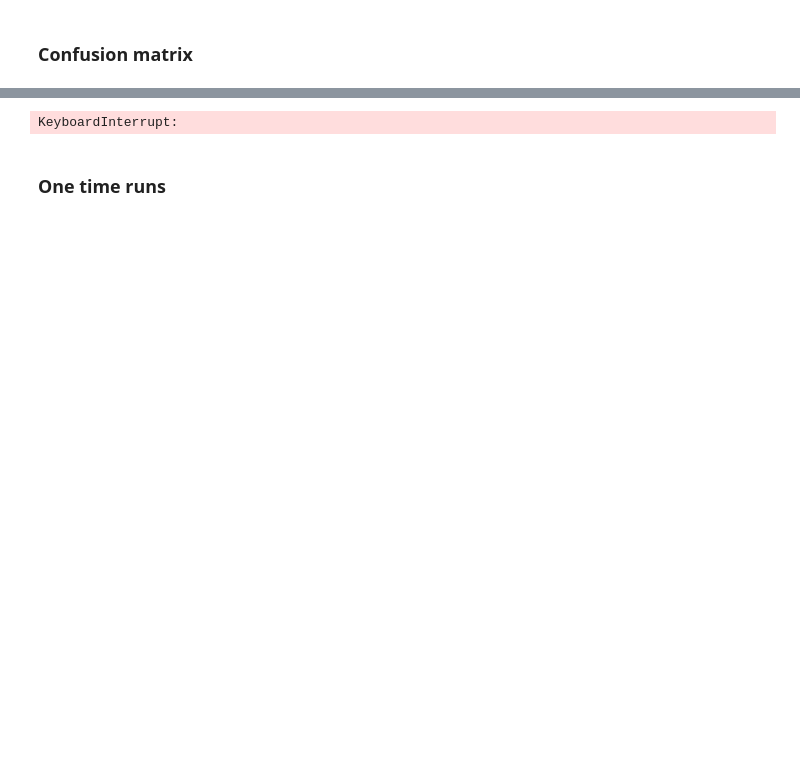
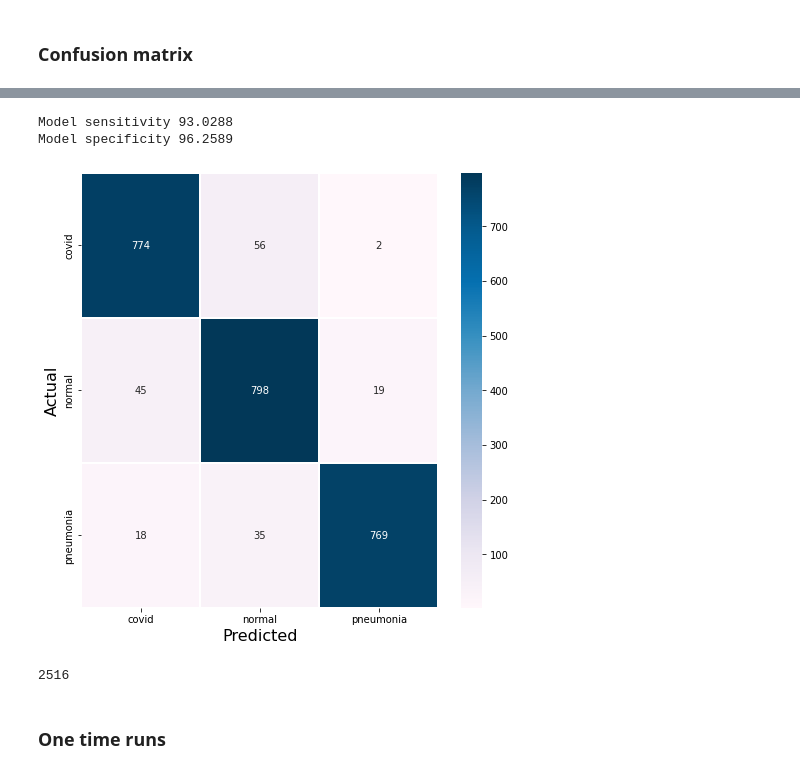
Before and after one commit to armandasalmd/deep-covid, a Jupyter notebook: deepCovidIndex.ipynb, the cells around one changed output, grey strips where cells are left out. Cells and saved outputs as stored; diff of their text form; code cells hidden in the pictures; blank space fills up the shorter version.

```diff
--- a/deepCovidIndex.ipynb
+++ b/deepCovidIndex.ipynb
@@ -43,17 +41,17 @@ The tensorboard extension is already loaded. To reload it, use:
 # %%
 # Run options
 SKIP_ANALYSIS = False
-SKIP_MEMORY_CLEANUP = False
-SKIP_MODEL_TRAINING = True
+SKIP_MEMORY_CLEANUP = True
+SKIP_MODEL_TRAINING = False
 SKIP_MODEL_LOADING = not SKIP_MODEL_TRAINING
-SKIP_CUSTOM_ACCURACY = False
-SKIP_CONFUSSION_MATRIX = True
+SKIP_CUSTOM_ACCURACY = True
+SKIP_CONFUSSION_MATRIX = False
 
 EPOCHS = 20
-ENABLE_EARLY_STOP = False
+ENABLE_EARLY_STOP = True
 ENABLE_TRAIN_LOGS = True
 SAVE_TRAINED_MODEL = True
-SELECTED_MODEL = ModelType.EFFICIENT_NET
+SELECTED_MODEL = ModelType.MOBILE_NET_V2
 # %% [markdown]
 ### 2. Loading dataset/s
 # %%
@@ -275,7 +273,8 @@ train_generator = ImageDataGenerator(CONSTANTS.TRAIN_IMAGE_GEN_OPTIONS).flow_fro
   batch_size=48,
   shuffle=True,
   class_mode=class_mode,
-  validate_filenames=True
+  validate_filenames=True,
+  random_state=42
 )
 
 test_generator = ImageDataGenerator(CONSTANTS.TEST_IMAGE_GEN_OPTIONS).flow_from_dataframe(
@@ -286,7 +285,8 @@ test_generator = ImageDataGenerator(CONSTANTS.TEST_IMAGE_GEN_OPTIONS).flow_from_
   batch_size=32,
   shuffle=False,
   class_mode=class_mode,
-  validate_filenames=True
+  validate_filenames=True,
+  random_state=42
 )
 # %% [output]
 Found 10060 validated image filenames belonging to 3 classes.
@@ -421,36 +476,44 @@ def my_confussion_matrix(a_model, in_percent = True, generator = test_generator)
     class_names = [e.value for e in LabelType]
 
     if CONSTANTS.CLASSIFICATION_MODE == ClassificationType.TWO_CLASS:
         class_names.remove(LabelType.PNEUMONIA.value)
 
     predictions = a_model.predict(generator)
 
     if CONSTANTS.CLASSIFICATION_MODE == ClassificationType.TWO_CLASS:
         # Binary mode
         predictions = np.round(predictions).astype(int).flatten()
     else:
         # Categorical mode
         predictions = np.argmax(predictions, axis=1)
 
-    cm = confusion_matrix(generator.classes, predictions, normalize="true" if in_percent else "false")
+    cm = confusion_matrix(generator.classes, predictions, normalize="true" if in_percent else None)
     cm = pd.DataFrame(cm, index = class_names, columns = class_names)
 
     plt.figure(figsize = (8, 8))
     sns.heatmap(
         cm, cmap = "PuBu", linecolor = "white",
         linewidth = 2, annot = True, fmt = ".2%" if in_percent else "d",
         xticklabels = class_names, yticklabels = class_names)
+    plt.xlabel("Predicted", fontsize = 16)
+    plt.ylabel("Actual", fontsize = 16)
 
     return confusion_matrix(generator.classes, predictions)
 
 if True or not SKIP_CONFUSSION_MATRIX:
-    cm = my_confussion_matrix(model)
+    cm = my_confussion_matrix(model, False)
 
     if CONSTANTS.CLASSIFICATION_MODE == ClassificationType.THREE_CLASS:
         print(f"Model sensitivity %.4f" % (UTILS.categorical_covid_sensitivity(cm) * 100))
         print(f"Model specificity %.4f" % (UTILS.categorical_covid_specificity(cm) * 100))
 # %% [output]
-KeyboardInterrupt:
+Model sensitivity 93.0288
+Model specificity 96.2589
+[figure, added]
+# %%
+np.sum(cm, axis=0).sum()
+# %% [output]
+2516
 # %% [markdown]
 ### One time runs
 # %%
```
Also changed, not shown: parts of 17 cells of this notebook, 4 other files.
